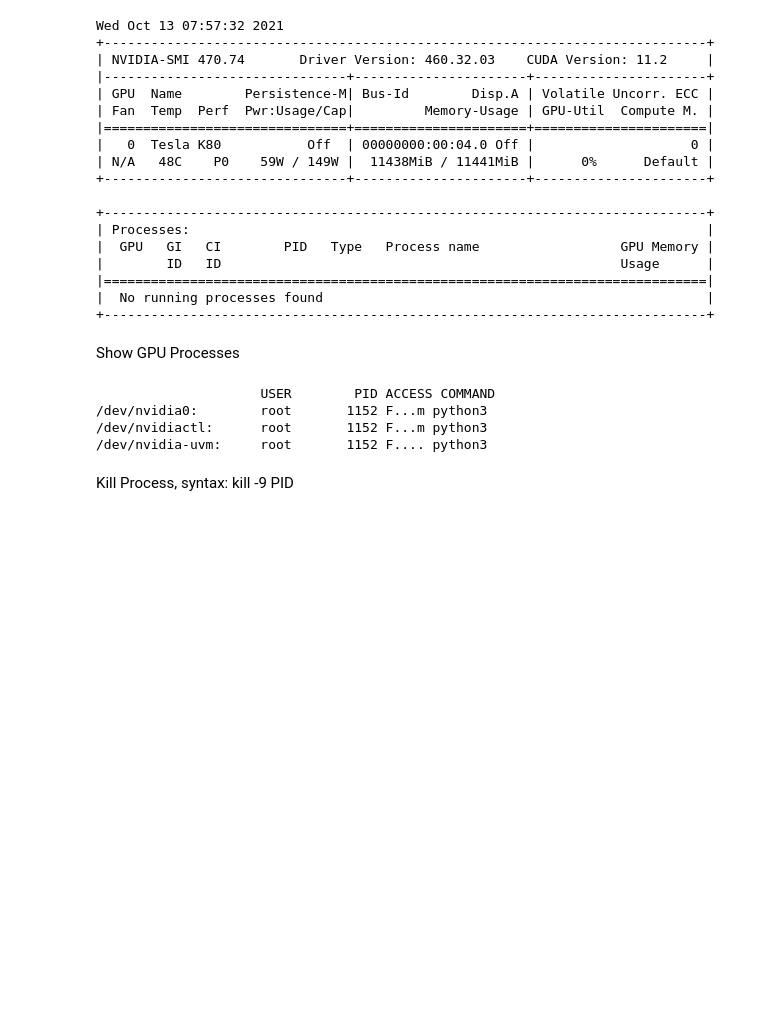
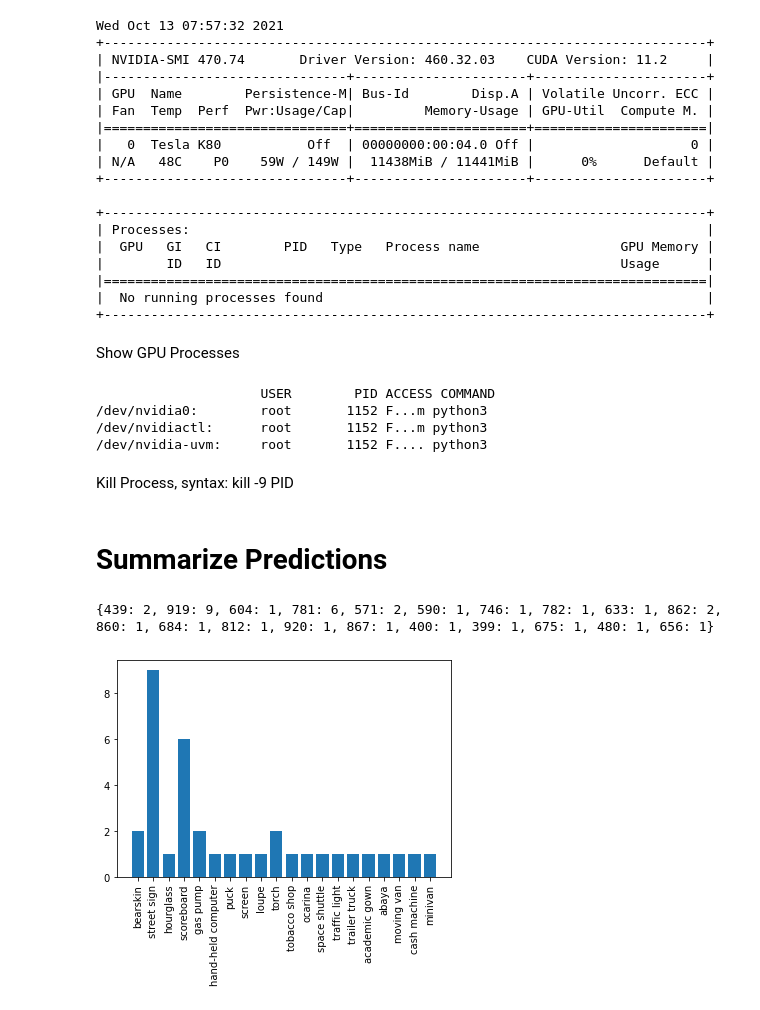
Before and after one commit to AutonomeStudienarbeit/Notebooks, a Jupyter notebook: VisionTransformers.ipynb, the cells around one changed output. Cells and saved outputs as stored; diff of their text form; code cells hidden in the pictures; blank space fills up the shorter version.

Commit message:
Add zeroshot eval for an image batch of size 36; Add first conclusion

```diff
--- a/VisionTransformers.ipynb
+++ b/VisionTransformers.ipynb
@@ -222,3 +222,26 @@ Show GPU Processes
 Kill Process, syntax: kill -9 PID
 # %%
 !kill -9 1152
+# %% [markdown]
+# Summarize Predictions
+# %%
+# results struct: <class>:<count>
+results = {}
+for pred in prediction:
+  pred_class = pred.item()
+  if pred_class in results.keys():
+    results[pred_class] += 1
+  else:
+    results[pred_class] = 1
+print(results)
+# %% [output]
+{439: 2, 919: 9, 604: 1, 781: 6, 571: 2, 590: 1, 746: 1, 782: 1, 633: 1, 862: 2, 860: 1, 684: 1, 812: 1, 920: 1, 867: 1, 400: 1, 399: 1, 675: 1, 480: 1, 656: 1}
+# %%
+import matplotlib.pyplot as plt
+classes = [model.config.id2label[pred_class].split(",")[0] for pred_class in results.keys()]
+# plt.figure(figsize=(1,1))
+plt.xticks(rotation='vertical')
+plt.bar(classes, results.values())
+plt.show()
+# %% [output]
+[figure, added]
```
Also changed, not shown: parts of 3 cells of this notebook.
